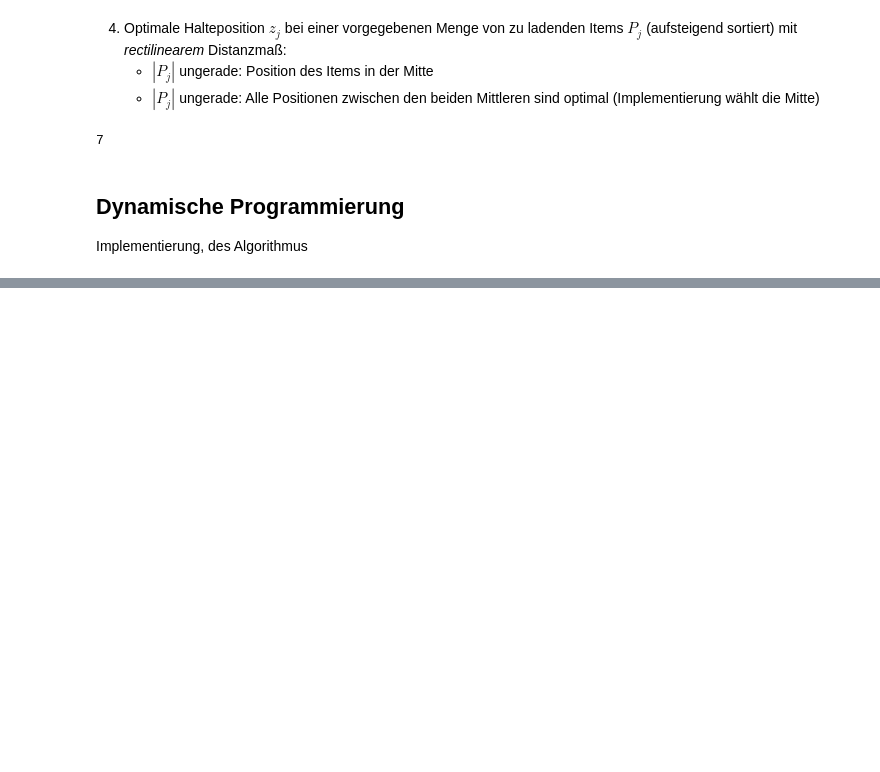
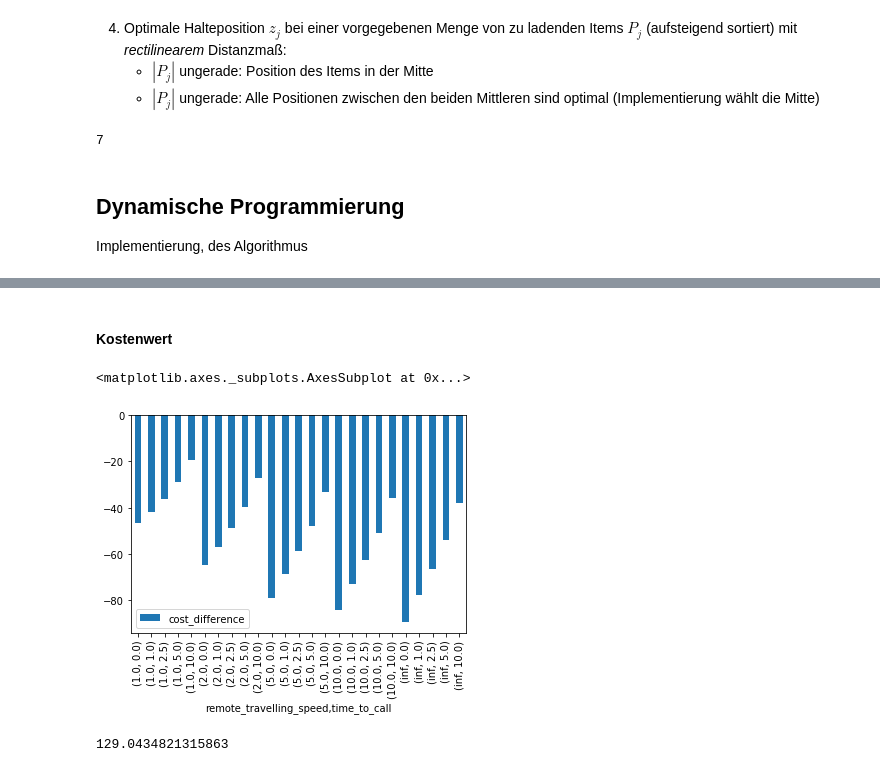
Before and after one commit to lukasleist/Order-Picking, a Jupyter notebook: goetschalckx.ipynb, the cells around one changed output, grey strips where cells are left out. Saved outputs shown, nothing was run; the diff lists cells and outputs as text; code cells hidden in the pictures; blank space fills up the shorter version.

```diff
--- a/goetschalckx.ipynb
+++ b/goetschalckx.ipynb
@@ -171,0 +519,14 @@ optimal_stops(item_positions, aisle_width=2, walking_speed=10, time_to_start_sto
+# %% [markdown]
+#### Kostenwert
+# %%
+comparisons.groupby([
+    'remote_travelling_speed',
+    'time_to_call'
+])[['cost_difference']].mean().plot.bar()
+# %% [output]
+<matplotlib.axes._subplots.AxesSubplot at 0x...>
+[figure, added]
+# %%
+optimal_stop_euclidean([18, 44, 64, 125,140, 144, 165, 175], 25)
+# %% [output]
+129.0434821315863
```
Also changed, not shown: parts of 23 cells of this notebook, 4 other files.
